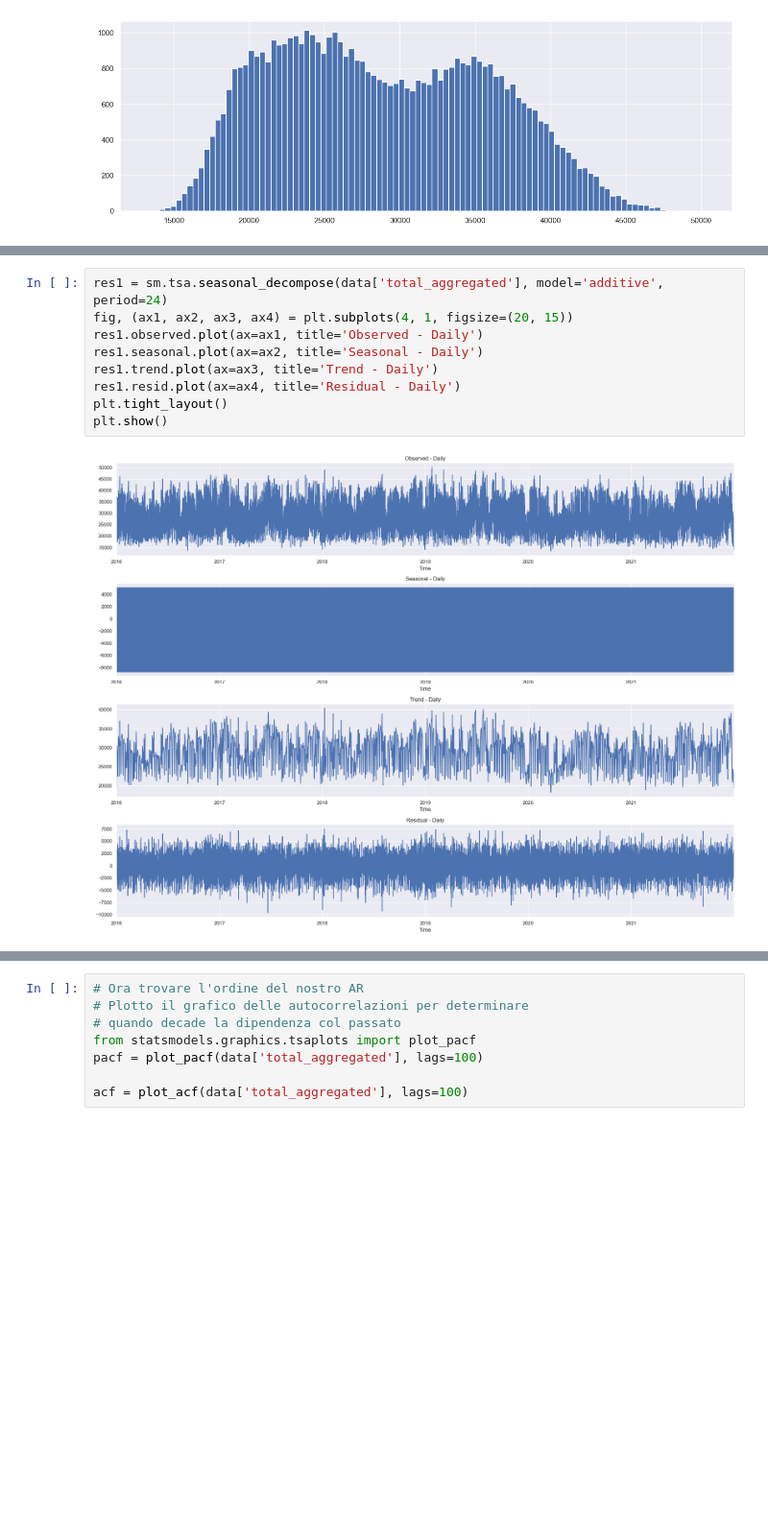
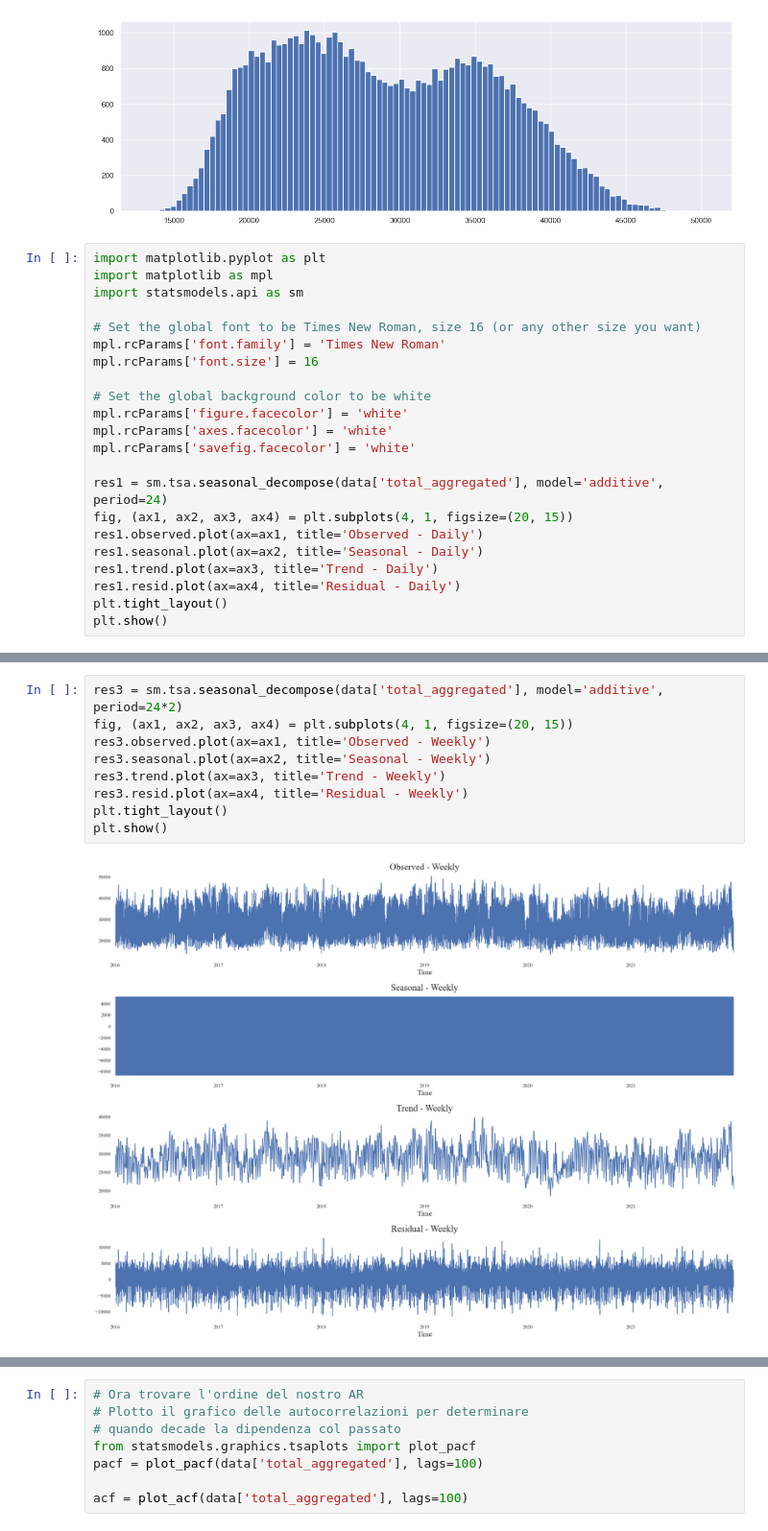
Before and after one commit to lorenzrossi/Thesis, a Jupyter notebook: src/DATA_DESC.ipynb, the cells around one changed output, grey strips where cells are left out. Shown at 96% size. Cells and saved outputs as stored; diff of their text form; blank space fills up the shorter version.

```diff
--- a/src/DATA_DESC.ipynb
+++ b/src/DATA_DESC.ipynb
@@ -429,3 +502,25 @@ plt.show()
 # %% [output]
 Total Aggregated energy distribution plot
 [figure]
+# %%
+import matplotlib.pyplot as plt
+import matplotlib as mpl
+import statsmodels.api as sm
+
+# Set the global font to be Times New Roman, size 16 (or any other size you want)
+mpl.rcParams['font.family'] = 'Times New Roman'
+mpl.rcParams['font.size'] = 16
+
+# Set the global background color to be white
+mpl.rcParams['figure.facecolor'] = 'white'
+mpl.rcParams['axes.facecolor'] = 'white'
+mpl.rcParams['savefig.facecolor'] = 'white'
+
+res1 = sm.tsa.seasonal_decompose(data['total_aggregated'], model='additive', period=24)
+fig, (ax1, ax2, ax3, ax4) = plt.subplots(4, 1, figsize=(20, 15))
+res1.observed.plot(ax=ax1, title='Observed - Daily')
+res1.seasonal.plot(ax=ax2, title='Seasonal - Daily')
+res1.trend.plot(ax=ax3, title='Trend - Daily')
+res1.resid.plot(ax=ax4, title='Residual - Daily')
+plt.tight_layout()
+plt.show()
@@ -432,11 +529,11 @@ Total Aggregated energy distribution plot
 # %%
-res1 = sm.tsa.seasonal_decompose(data['total_aggregated'], model='additive', period=24)
+res3 = sm.tsa.seasonal_decompose(data['total_aggregated'], model='additive', period=24*2)
 fig, (ax1, ax2, ax3, ax4) = plt.subplots(4, 1, figsize=(20, 15))
-res1.observed.plot(ax=ax1, title='Observed - Daily')
-res1.seasonal.plot(ax=ax2, title='Seasonal - Daily')
-res1.trend.plot(ax=ax3, title='Trend - Daily')
-res1.resid.plot(ax=ax4, title='Residual - Daily')
+res3.observed.plot(ax=ax1, title='Observed - Weekly')
+res3.seasonal.plot(ax=ax2, title='Seasonal - Weekly')
+res3.trend.plot(ax=ax3, title='Trend - Weekly')
+res3.resid.plot(ax=ax4, title='Residual - Weekly')
 plt.tight_layout()
 plt.show()
 # %% [output]
-[figure, old version]
+[figure, new version]
```
Also changed, not shown: parts of 12 cells of this notebook, 7 other files.
